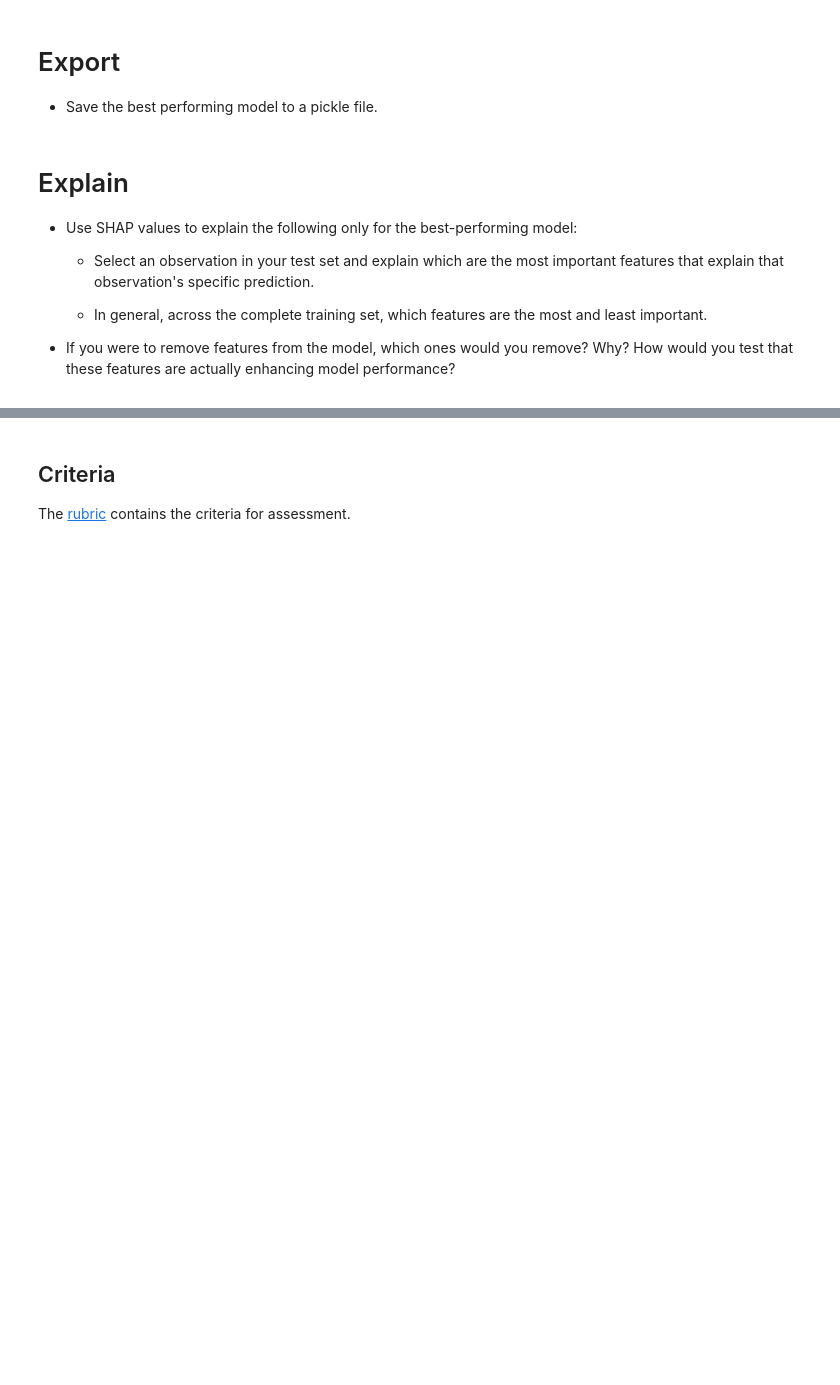
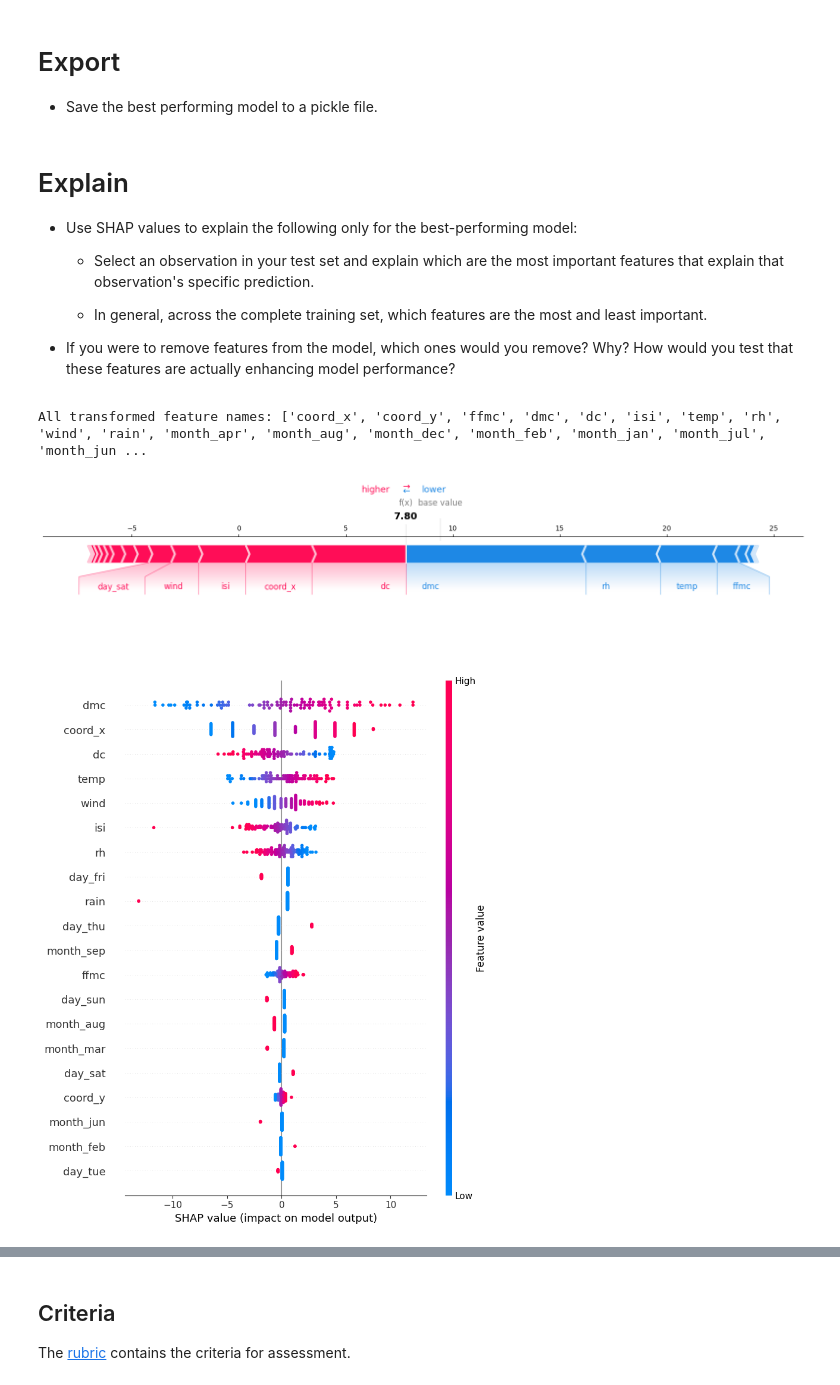
Before and after one commit to Rajesh-Detroja/production, a Jupyter notebook: 02_activities/assignments/assignment_2.ipynb, the cells around one changed output, grey strips where cells are left out. Drawn from its saved outputs; the diff is of its cells as text; code cells hidden in the pictures; blank space fills up the shorter version.

```diff
--- a/02_activities/assignments/assignment_2.ipynb
+++ b/02_activities/assignments/assignment_2.ipynb
@@ -409,12 +409,34 @@ with open('best_forest_fire_model.pkl', 'wb') as f:
     - In general, across the complete training set, which features are the most and least important.
 
 + If you were to remove features from the model, which ones would you remove? Why? How would you test that these features are actually enhancing model performance?
+# %%
+# Get transformed feature names
+numeric_names = numeric_features
+
+# One-hot encoded categorical names
+ohe = best_model.named_steps['preprocessing'].named_transformers_['cat']
+categorical_names = list(ohe.get_feature_names_out(categorical_features))
+
+# Combine
+all_feature_names = list(numeric_names) + list(categorical_names)
+print("All transformed feature names:", all_feature_names)
+# %% [output]
+All transformed feature names: ['coord_x', 'coord_y', 'ffmc', 'dmc', 'dc', 'isi', 'temp', 'rh', 'wind', 'rain', 'month_apr', 'month_aug', 'month_dec', 'month_feb', 'month_jan', 'month_jul', 'month_jun ...
 # %%
 explainer = shap.LinearExplainer(
     best_model.named_steps['regressor'],
     best_model.named_steps['preprocessing'].transform(X_train),
     feature_perturbation="interventional"
 )
 
 X_test_transformed = best_model.named_steps['preprocessing'].transform(X_test)
 shap_values = explainer.shap_values(X_test_transformed)
+
+# Local explanation for a single observation
+shap.force_plot(explainer.expected_value, shap_values[0], feature_names=all_feature_names, matplotlib=True)
+
+# Global explanation
+shap.summary_plot(shap_values, X_test_transformed, feature_names=all_feature_names)
+# %% [output]
+[figure, added]
+[figure, added]
```
Also changed, not shown: parts of 4 cells of this notebook.
